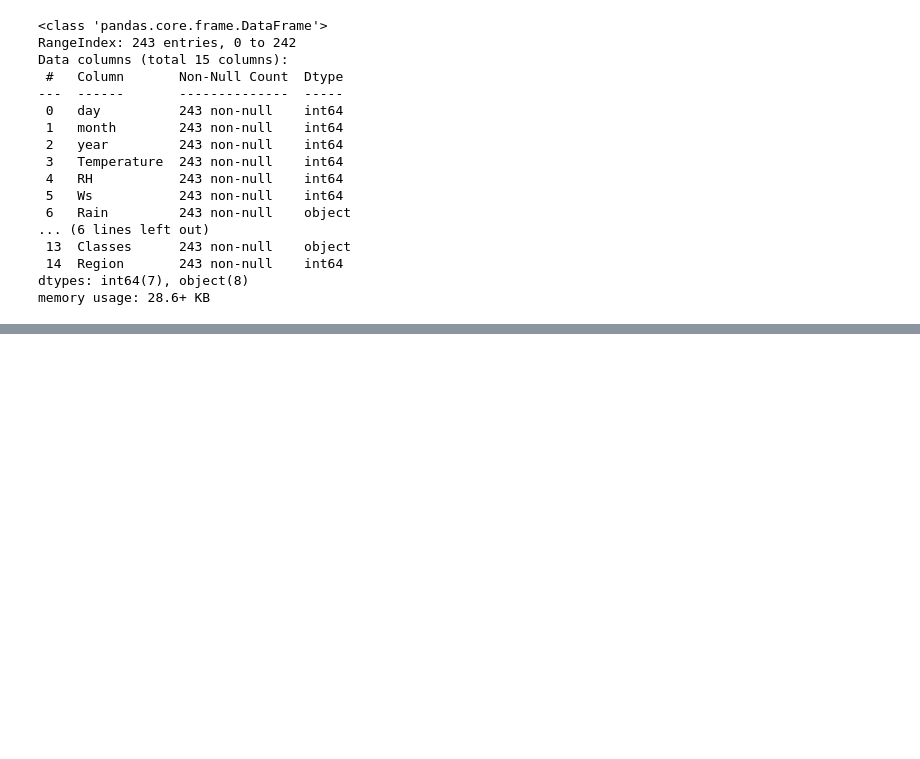
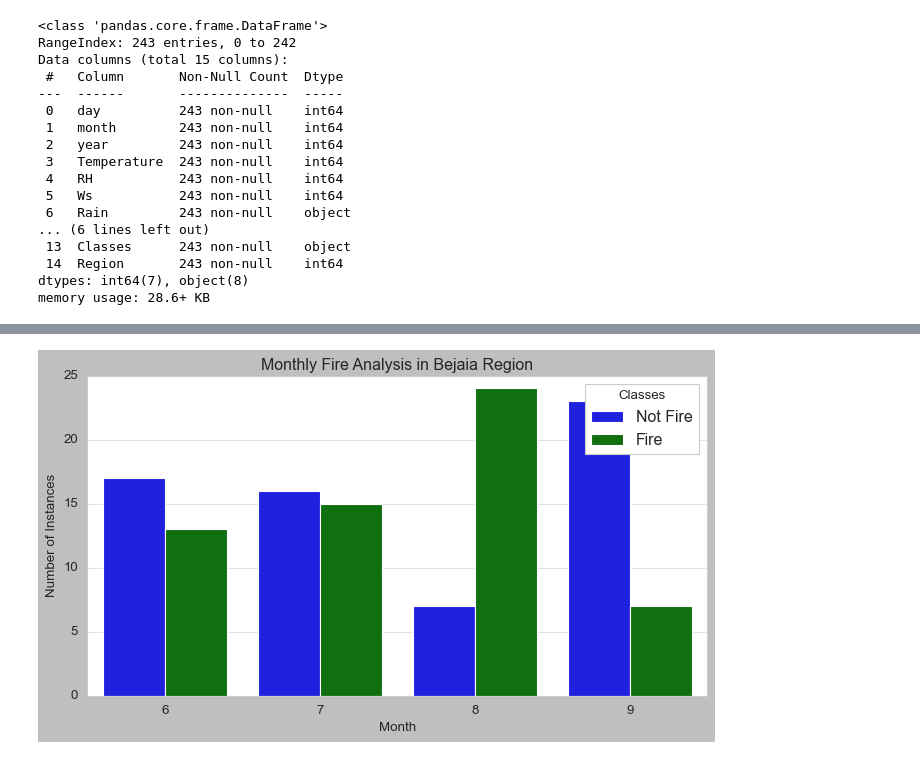
Before and after one commit to broly18814/my-codes, a Jupyter notebook: Ridge,lassoregression.ipynb, the cells around one changed output, grey strips where cells are left out. Saved outputs shown, nothing was run; the diff lists cells and outputs as text; code cells hidden in the pictures; blank space fills up the shorter version.

```diff
--- a/Ridge,lassoregression.ipynb
+++ b/Ridge,lassoregression.ipynb
@@ -204,0 +314,13 @@ memory usage: 28.6+ KB
+# %%
+# Monthly fire analysis graph comparing number of fires and not fires with Region with seaborn for bejaia only
+df['Classes'] = np.where(df['Classes'].str.contains('not fire'), 0, 1)
+plt.figure(figsize=(10,5))
+sns.set_style('whitegrid')
+sns.countplot(data=df[df['Region']==0], x='month', hue='Classes')
+plt.title('Monthly Fire Analysis in Bejaia Region')
+plt.xlabel('Month')
+plt.ylabel('Number of Instances')
+plt.legend(title='Classes', labels=['Not Fire', 'Fire'])
+plt.show()
+# %% [output]
+[figure, added]
```
Also changed, not shown: parts of 11 cells of this notebook, 2 other files.
